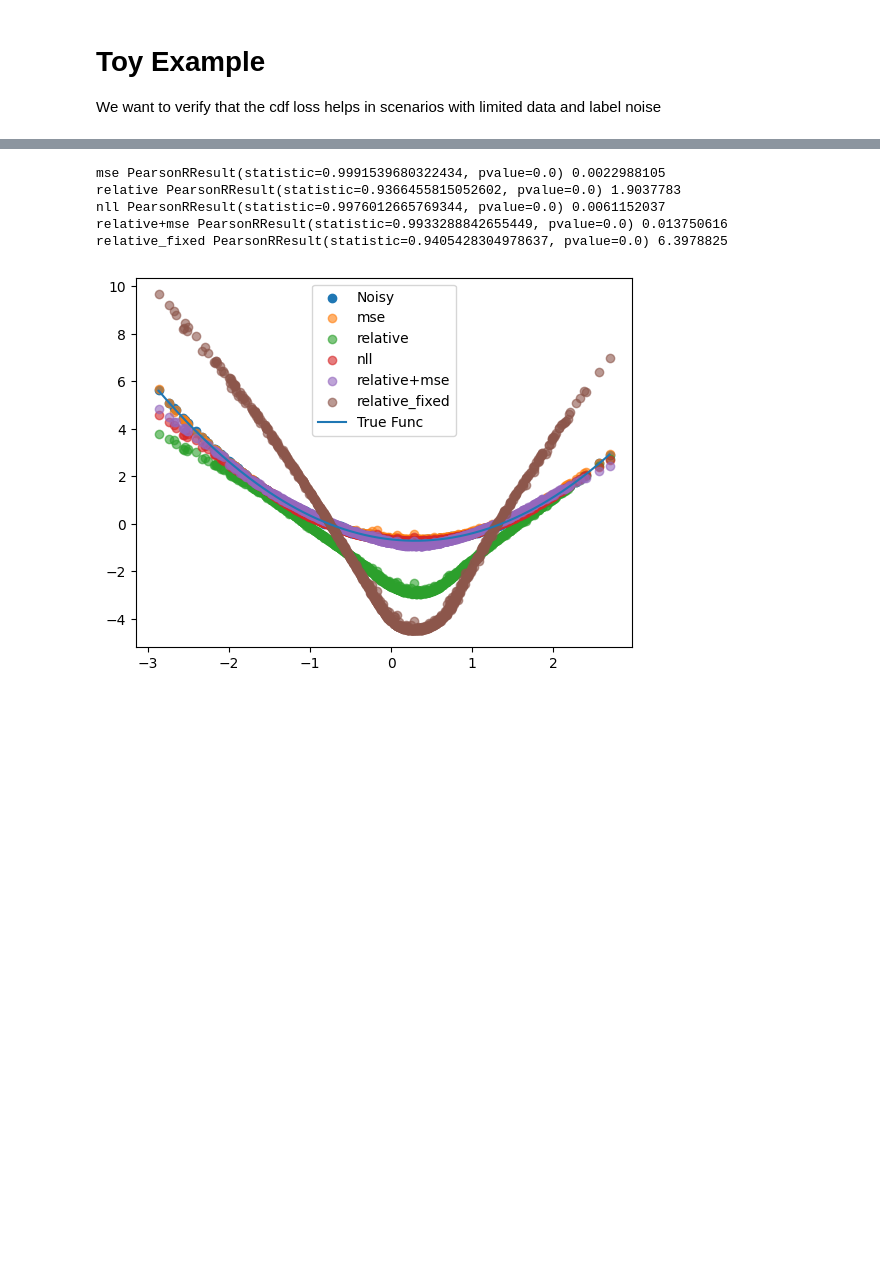
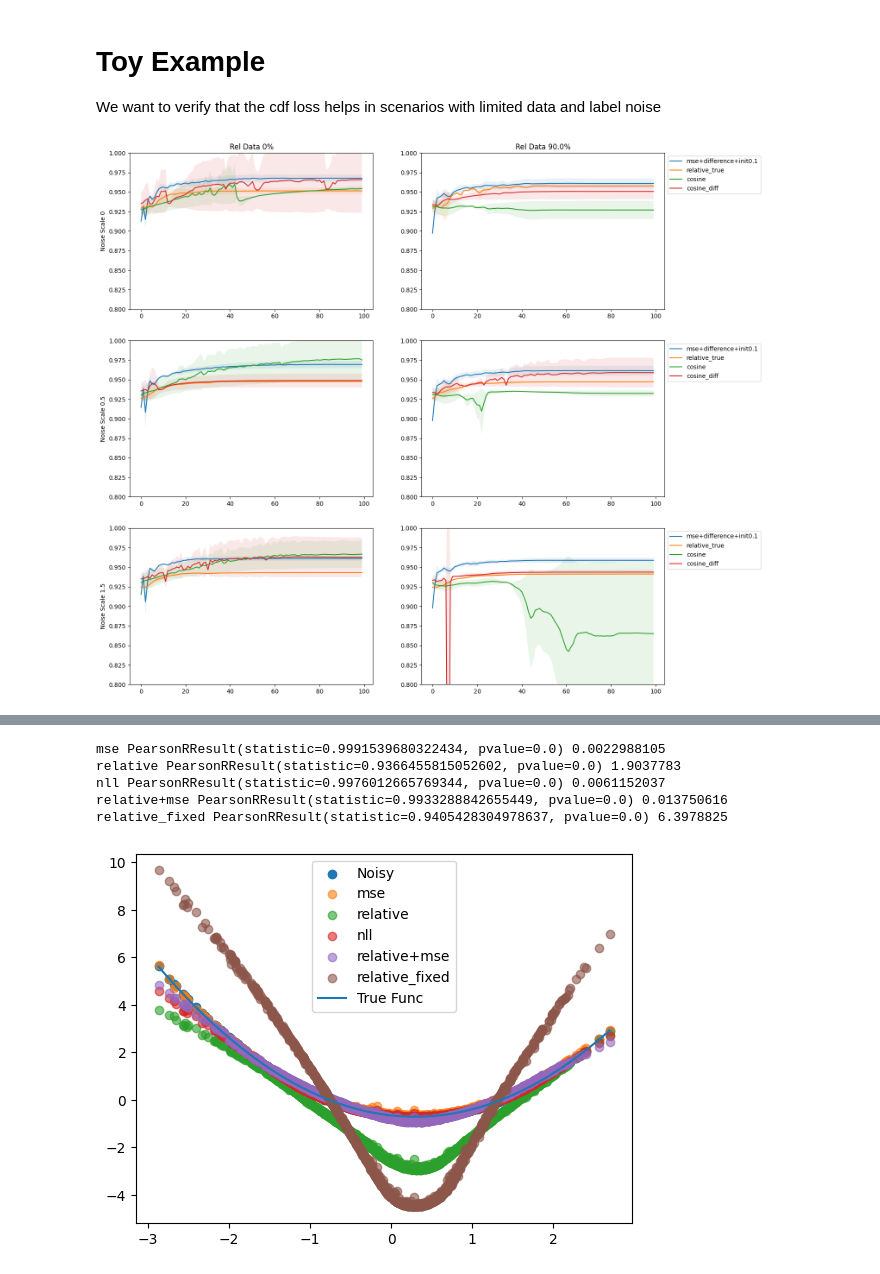
Before and after one commit to FabianTraxler/ag_binding_affinity, a Jupyter notebook: src/data_analysis/ToyExample_relative_loss.ipynb, the cells around one changed output, grey strips where cells are left out. Saved outputs shown, nothing was run; the diff lists cells and outputs as text; code cells hidden in the pictures; blank space fills up the shorter version.

```diff
--- a/src/data_analysis/ToyExample_relative_loss.ipynb
+++ b/src/data_analysis/ToyExample_relative_loss.ipynb
@@ -92,13 +170,10 @@ def nll_loss(output, label, scale):
 # %%
-epochs = 200
-lr = 0.001
-n_samples = 500
-batch_size = 20
-noise_scale = -1
-def init_model(seed=42):
+def init_model(seed=42, weight_init=None):
     torch.random.manual_seed(seed)
     np.random.seed(seed)
-    model = SimpleModel(2,2,64)
+    model = SimpleModel(1,2,64, init_scale=weight_init)
+
+    #model = SimpleModel(1,2,32)
     #model = MatchingModel(2,2)
     if torch.cuda.is_available():
             model = model.to("cuda")
@@ -106,5 +181,5 @@ def init_model(seed=42):
     optimizer = torch.optim.Adam(model.parameters(), lr=lr)
 
     # Define a learning rate scheduler
-    scheduler = torch.optim.lr_scheduler.ReduceLROnPlateau(optimizer, mode='min', patience=100, factor=0.5, verbose=False)
+    scheduler = torch.optim.lr_scheduler.ReduceLROnPlateau(optimizer, mode='min', patience=5, factor=0.5, verbose=False)
     return model, optimizer, scheduler
@@ -191,0 +366,24 @@ for model_name in model_names:
+# %%
+#model_names = ["mse","relative",  "relative_fixed", "relative+mse","relative_fixed+mse"]
+#model_names = ["difference","relative", "relative+mse", "relative_fixed","relative_fixed+mse"]
+fig, ax = plt.subplots(len(noise_scales),len(rel_percentages),figsize=(16,16))
+#ax = ax[:,None]
+for i, ns in enumerate(noise_scales):
+    ax[i,0].set_ylabel(f"Noise Scale {ns}")
+    for j, rel_percentage in enumerate(rel_percentages):
+        ax[0,j].set_title(f"Rel Data {rel_percentage*100}%")
+        #ax[i,0].set_title(f"Noise Scale {ns}")
+        #ax[i].set_ylabel("Pearson Corr")
+        #ax[i].set_xlabel("Epoch")
+        for model_name in model_names:
+
+            full_results = np.stack([total_losses[model_name+f"NS{ns}RP{rel_percentage}S{seed}"][f"{model_name}_pearson"] for seed in seeds])
+            loss_mean = full_results.mean(axis=0)
+            loss_ci = 1.96 * full_results.std(axis=0) / np.sqrt(full_results.shape[0])
+            x = np.arange(full_results.shape[1])
+            ax[i,j].plot(x,loss_mean, label=model_name)
+            ax[i,j].fill_between(x, (loss_mean-loss_ci),  (loss_mean+loss_ci), alpha=.1)
+            ax[i, j].set_ylim(0.8, 1)
+    ax[i,-1].legend(bbox_to_anchor=(1, 1))
+# %% [output]
+[figure, added]
```
Also changed, not shown: parts of 25 cells of this notebook.
